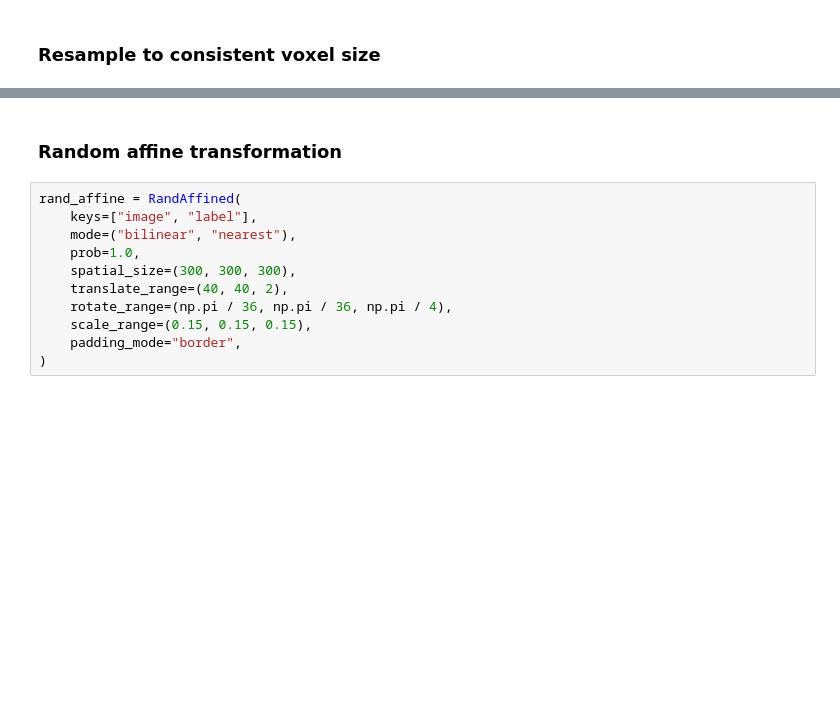
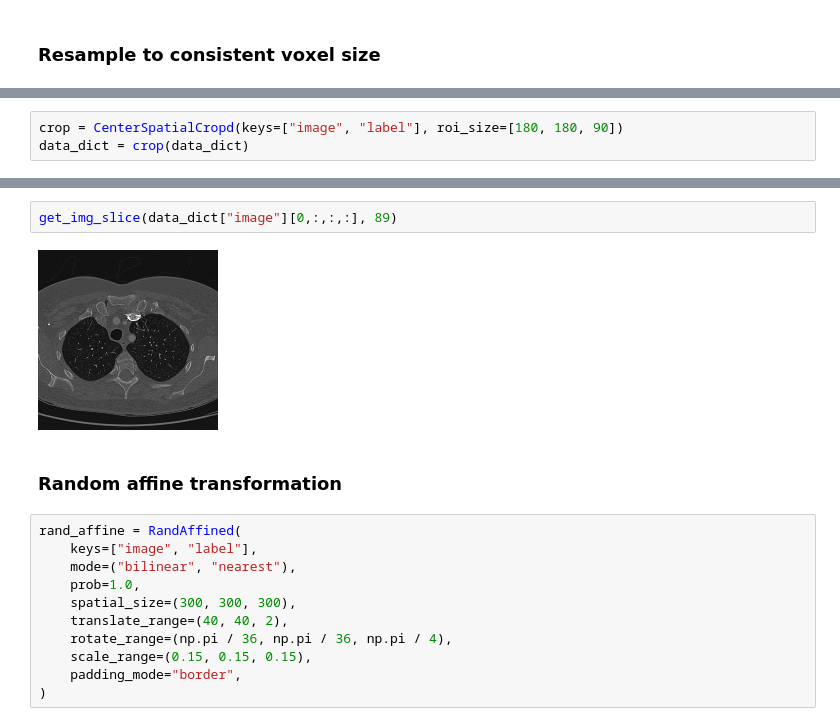
Before and after one commit to felixpeters/lung-cancer-detection, a Jupyter notebook: nbs/08_Image_Reader.ipynb, the cells around one changed output, grey strips where cells are left out. Cells and saved outputs as stored; diff of their text form; blank space fills up the shorter version.

```diff
--- a/nbs/08_Image_Reader.ipynb
+++ b/nbs/08_Image_Reader.ipynb
@@ -250,0 +279,3 @@ get_img_slice(data_dict["label"][0,:,:,:], 279)
+# %%
+crop = CenterSpatialCropd(keys=["image", "label"], roi_size=[180, 180, 90])
+data_dict = crop(data_dict)
@@ -251,3 +288,7 @@ get_img_slice(data_dict["label"][0,:,:,:], 279)
+# %%
+get_img_slice(data_dict["image"][0,:,:,:], 89)
+# %% [output]
+[figure, added]
 # %% [markdown]
 ### Random affine transformation
 # %%
```
Also changed, not shown: parts of 20 cells of this notebook, 1 other file.
